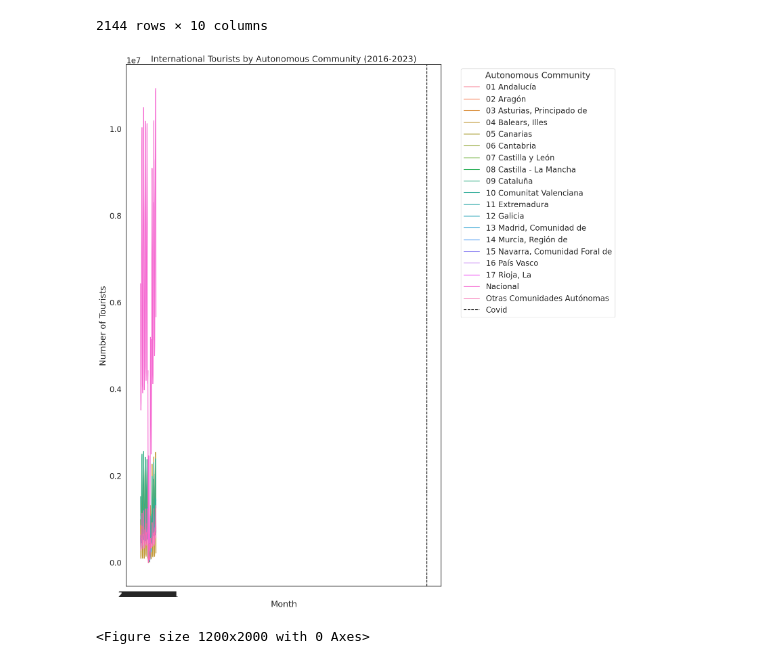
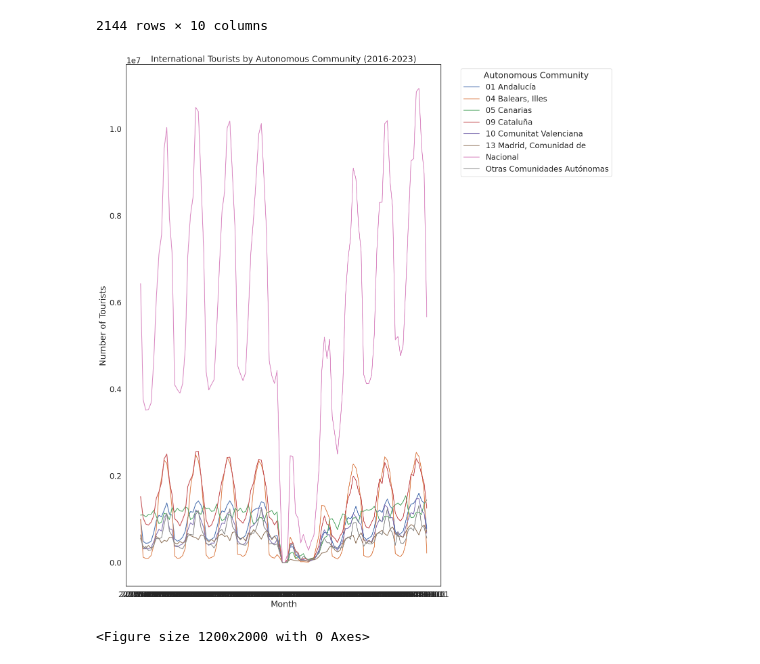
Before and after one commit to haruhiysd/QM-Group-Project, a Jupyter notebook: new_time_series_analysis.ipynb, the cells around one changed output. Cells and saved outputs as stored; diff of their text form; code cells hidden in the pictures.

```diff
--- a/new_time_series_analysis.ipynb
+++ b/new_time_series_analysis.ipynb
@@ -67,26 +67,28 @@ df
 | 2142 | Nacional | 2024-11-01 | 5665204.0 | NaN | NaN | NaN | ... |
 | 2143 | Otras Comunidades Autónomas | 2024-11-01 | 564752.0 | NaN | NaN | NaN | ... |
 2144 rows × 10 columns
+# %%
+df_filtered_monthly_tourists = df.dropna(subset=['Monthly_number_of_tourists'])
 # %%
-#pylab.rcParams['figure.figsize'] = (12, 20)
+pylab.rcParams['figure.figsize'] = (12, 20)
 
 
-#sns.lineplot(data=df[df['Period']>= '2015-10-01'], x='Period', y='Monthly_number_of_tourists', hue='Autonomous_community')
+sns.lineplot(data=df_filtered_monthly_tourists, x='Period', y='Monthly_number_of_tourists', hue='Autonomous_community')
 
 # Customize the plot
-#plt.title('International Tourists by Autonomous Community (2016-2023)')
-#plt.xlabel('Month')
-#plt.ylabel('Number of Tourists')
+plt.title('International Tourists by Autonomous Community (2016-2023)')
+plt.xlabel('Month')
+plt.ylabel('Number of Tourists')
 
 # Highlight Covid
 #plt.axvline(x=2020,color='black',linestyle='dashed', label='Covid')
 
-#plt.legend(title='Autonomous Community', bbox_to_anchor=(1.05, 1), loc='upper left')
-#plt.figure(figsize=(12, 20))
+plt.legend(title='Autonomous Community', bbox_to_anchor=(1.05, 1), loc='upper left')
+plt.figure(figsize=(12, 20))
 
 
-# Display the plot
-#plt.show()
+#Display the plot
+plt.show()
 # %% [output]
-[figure, old version]
+[figure, new version]
 <Figure size 1200x2000 with 0 Axes>
```
